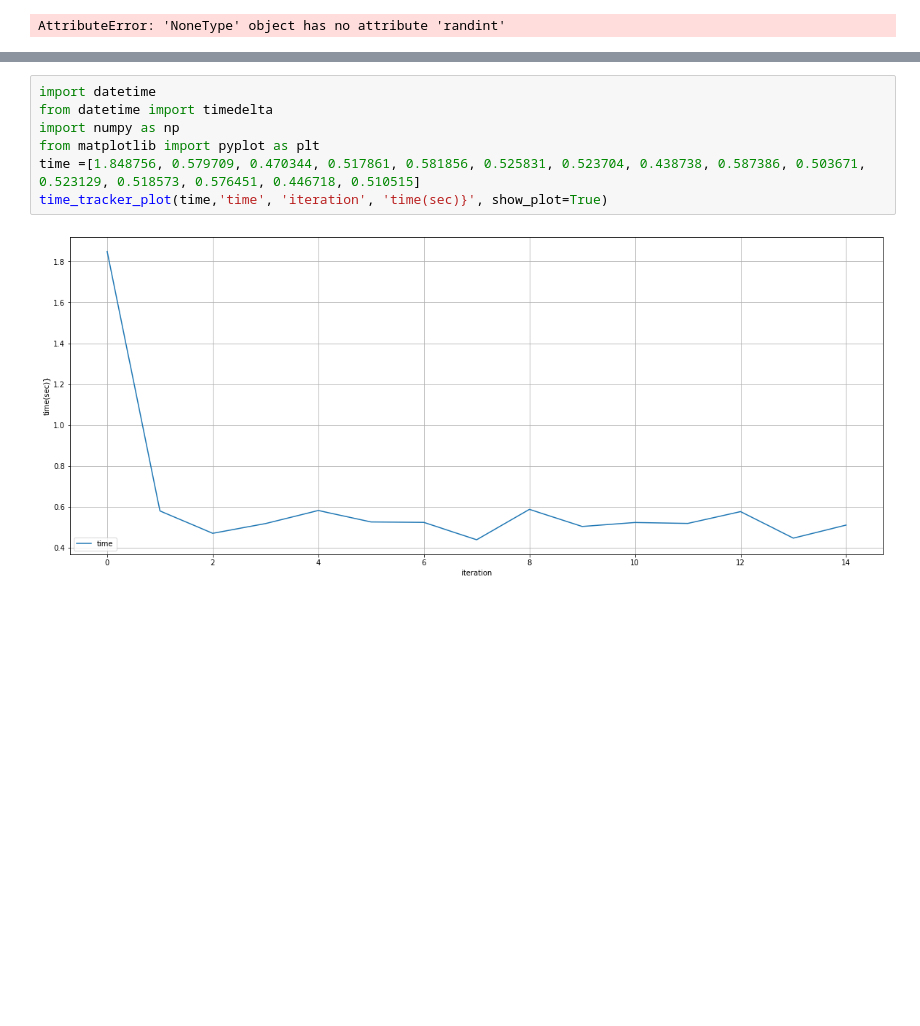
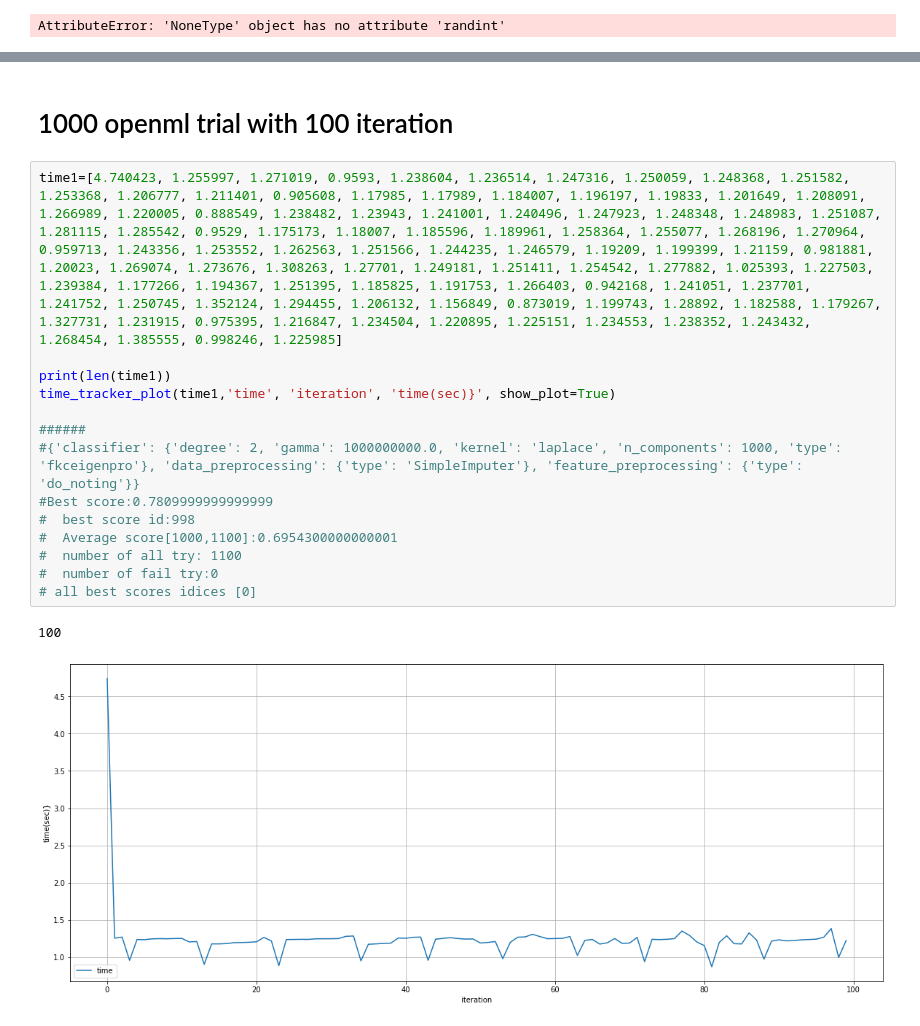
Before and after one commit to Milad-abbaszadeh/hyperopt, a Jupyter notebook: ipythons/match openml space with hyperopt.ipynb, the cells around one changed output, grey strips where cells are left out. Cells and saved outputs as stored; diff of their text form; blank space fills up the shorter version.

```diff
--- a/ipythons/match openml space with hyperopt.ipynb
+++ b/ipythons/match openml space with hyperopt.ipynb
@@ -239,12 +244,22 @@ def time_tracker_plot(time_keeper, plot_label, xlabel, ylabel, show_plot=True):
     plt.ylabel('{}'.format(ylabel))
     plt.legend(loc=3)
     plt.show()
-# %%
-import datetime
-from datetime import timedelta
-import numpy as np
-from matplotlib import pyplot as plt
-time =[1.848756, 0.579709, 0.470344, 0.517861, 0.581856, 0.525831, 0.523704, 0.438738, 0.587386, 0.503671, 0.523129, 0.518573, 0.576451, 0.446718, 0.510515]
-time_tracker_plot(time,'time', 'iteration', 'time(sec)}', show_plot=True)
-# %% [output]
-[figure, removed]
+# %% [markdown]
+# 1000 openml trial with 100 iteration
+# %%
+time1=[4.740423, 1.255997, 1.271019, 0.9593, 1.238604, 1.236514, 1.247316, 1.250059, 1.248368, 1.251582, 1.253368, 1.206777, 1.211401, 0.905608, 1.17985, 1.17989, 1.184007, 1.196197, 1.19833, 1.201649, 1.208091, 1.266989, 1.220005, 0.888549, 1.238482, 1.23943, 1.241001, 1.240496, 1.247923, 1.248348, 1.248983, 1.251087, 1.281115, 1.285542, 0.9529, 1.175173, 1.18007, 1.185596, 1.189961, 1.258364, 1.255077, 1.268196, 1.270964, 0.959713, 1.243356, 1.253552, 1.262563, 1.251566, 1.244235, 1.246579, 1.19209, 1.199399, 1.21159, 0.981881, 1.20023, 1.269074, 1.273676, 1.308263, 1.27701, 1.249181, 1.251411, 1.254542, 1.277882, 1.025393, 1.227503, 1.239384, 1.177266, 1.194367, 1.251395, 1.185825, 1.191753, 1.266403, 0.942168, 1.241051, 1.237701, 1.241752, 1.250745, 1.352124, 1.294455, 1.206132, 1.156849, 0.873019, 1.199743, 1.28892, 1.182588, 1.179267, 1.327731, 1.231915, 0.975395, 1.216847, 1.234504, 1.220895, 1.225151, 1.234553, 1.238352, 1.243432, 1.268454, 1.385555, 0.998246, 1.225985]
+
+print(len(time1))
+time_tracker_plot(time1,'time', 'iteration', 'time(sec)}', show_plot=True)
+
+######
+#{'classifier': {'degree': 2, 'gamma': 1000000000.0, 'kernel': 'laplace', 'n_components': 1000, 'type': 'fkceigenpro'}, 'data_preprocessing': {'type': 'SimpleImputer'}, 'feature_preprocessing': {'type': 'do_noting'}}
+#Best score:0.7809999999999999
+#  best score id:998
+#  Average score[1000,1100]:0.6954300000000001
+#  number of all try: 1100
+#  number of fail try:0
+# all best scores idices [0]
+# %% [output]
+100
+[figure, added]
```
Also changed, not shown: parts of 4 cells of this notebook, 9 other files.
